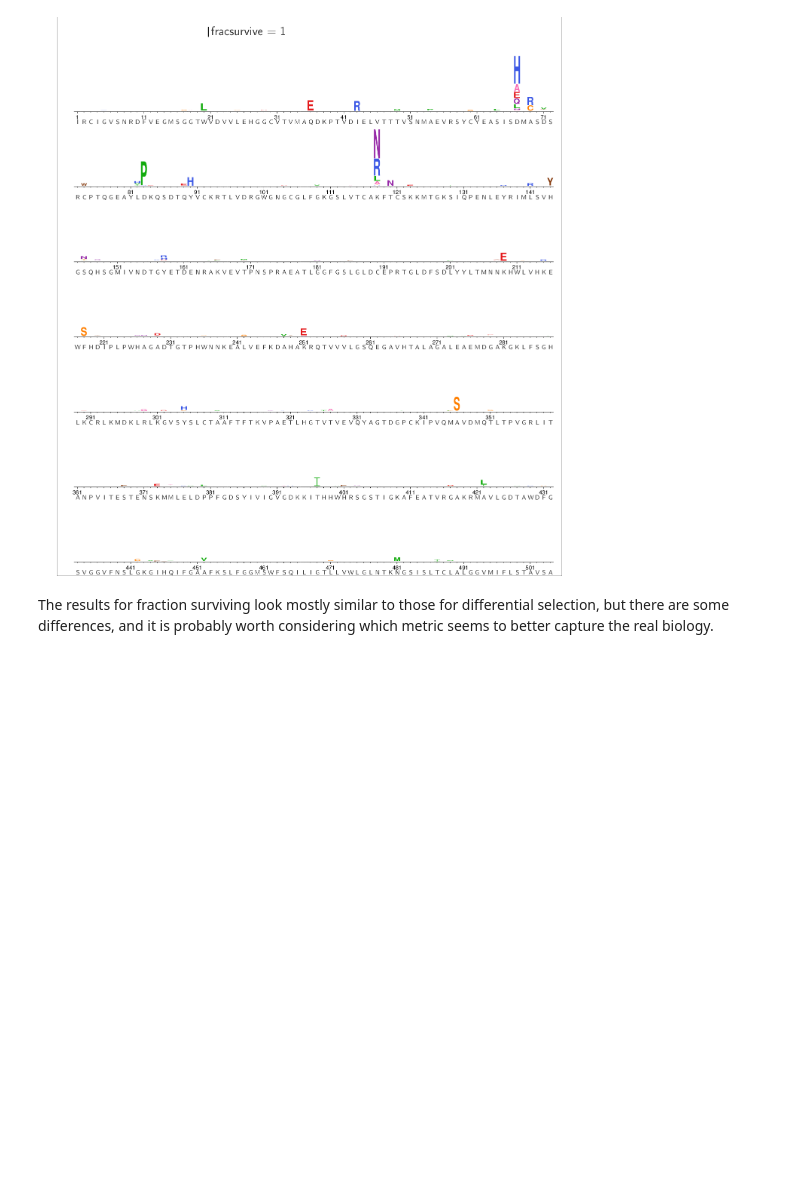
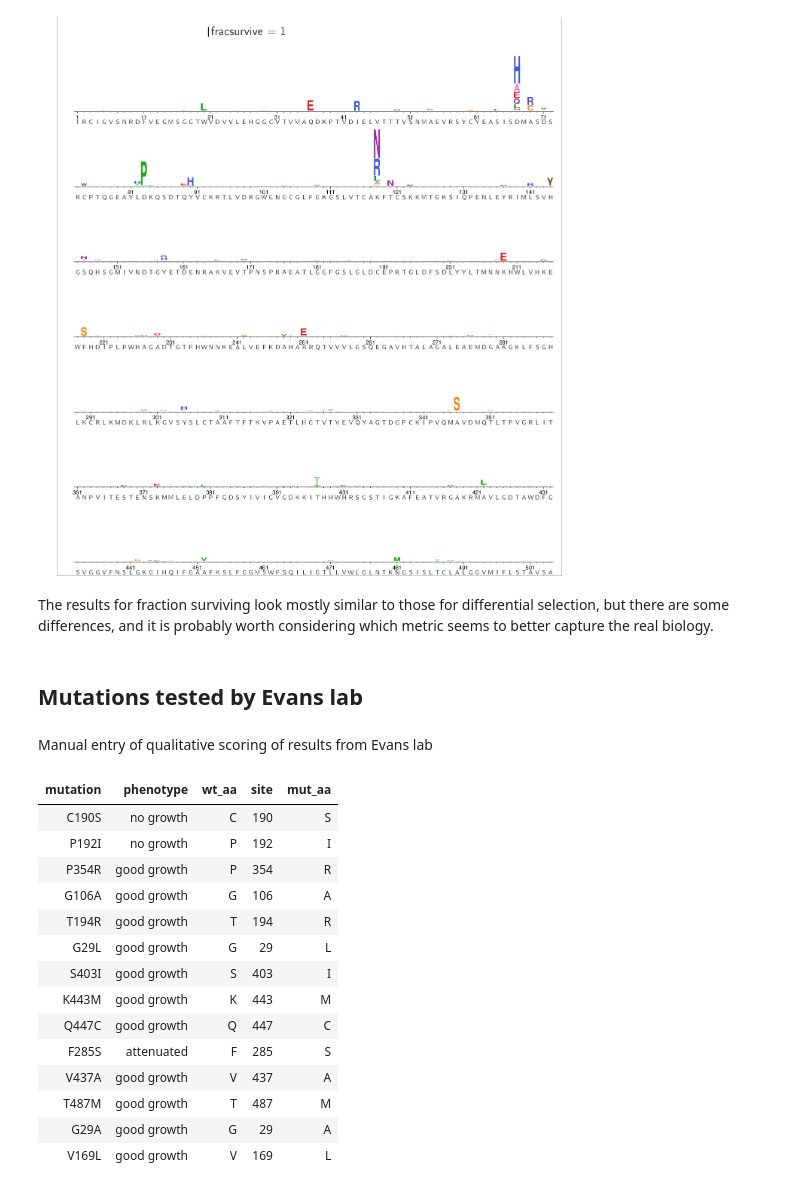
Before and after one commit to jbloomlab/ZIKV_DMS_with_EvansLab, a Jupyter notebook: analysis_notebook.ipynb, the cells around one changed output. Saved outputs shown, nothing was run; the diff lists cells and outputs as text; code cells hidden in the pictures; blank space fills up the shorter version.

```diff
--- a/analysis_notebook.ipynb
+++ b/analysis_notebook.ipynb
@@ -587,3 +588,5 @@ Fracsurvive for ZKA185 (plot saved to ./results/logoplots/ZKA185_fracsurvive.pdf
 [figure]
 # %% [markdown]
 The results for fraction surviving look mostly similar to those for differential selection, but there are some differences, and it is probably worth considering which metric seems to better capture the real biology.
+# %% [markdown]
+## Mutations tested by Evans lab
@@ -589,0 +596,2 @@ The results for fraction surviving look mostly similar to those for differential
+# %% [markdown]
+Manual entry of qualitative scoring of results from Evans lab
@@ -589,0 +626,18 @@ The results for fraction surviving look mostly similar to those for differential
+# %%
+display(HTML(tested_mutations.to_html(index=False)))
+# %% [output]
+| mutation | phenotype | wt_aa | site | mut_aa |
+| C190S | no growth | C | 190 | S |
+| P192I | no growth | P | 192 | I |
+| P354R | good growth | P | 354 | R |
+| G106A | good growth | G | 106 | A |
+| T194R | good growth | T | 194 | R |
+| G29L | good growth | G | 29 | L |
+| S403I | good growth | S | 403 | I |
+| K443M | good growth | K | 443 | M |
+| Q447C | good growth | Q | 447 | C |
+| F285S | attenuated | F | 285 | S |
+| V437A | good growth | V | 437 | A |
+| T487M | good growth | T | 487 | M |
+| G29A | good growth | G | 29 | A |
+| V169L | good growth | V | 169 | L |
```
Also changed, not shown: parts of 8 cells of this notebook.
